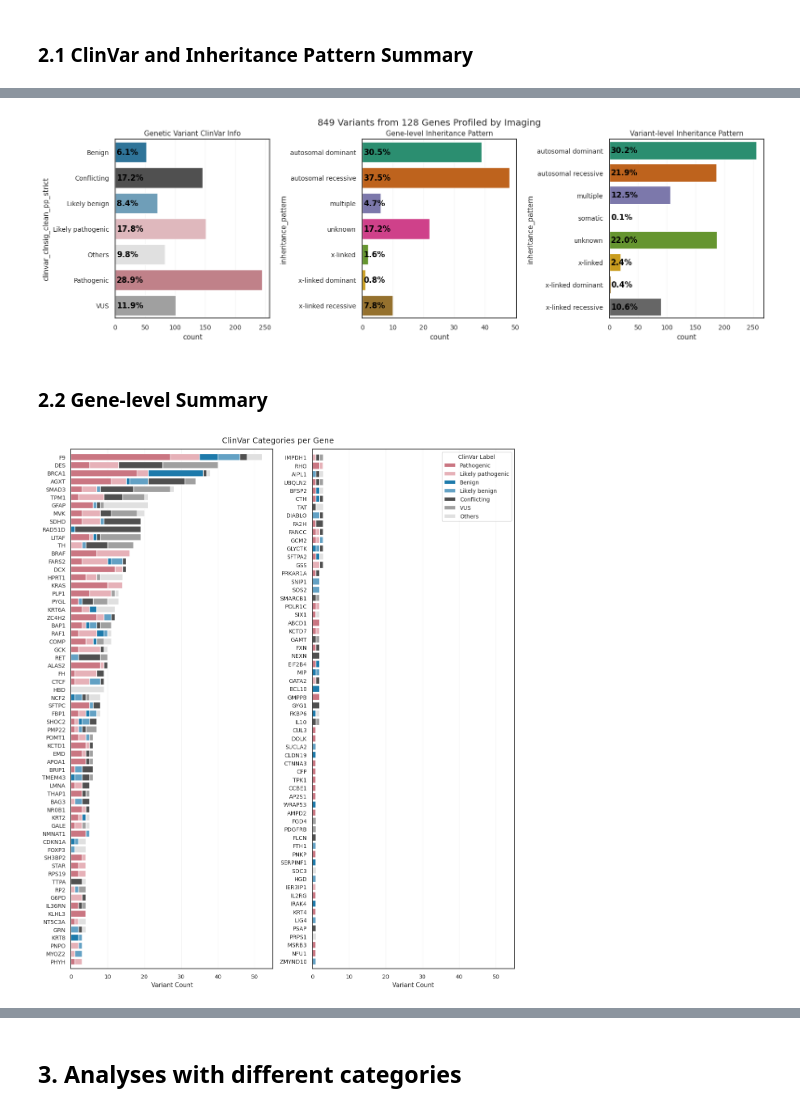
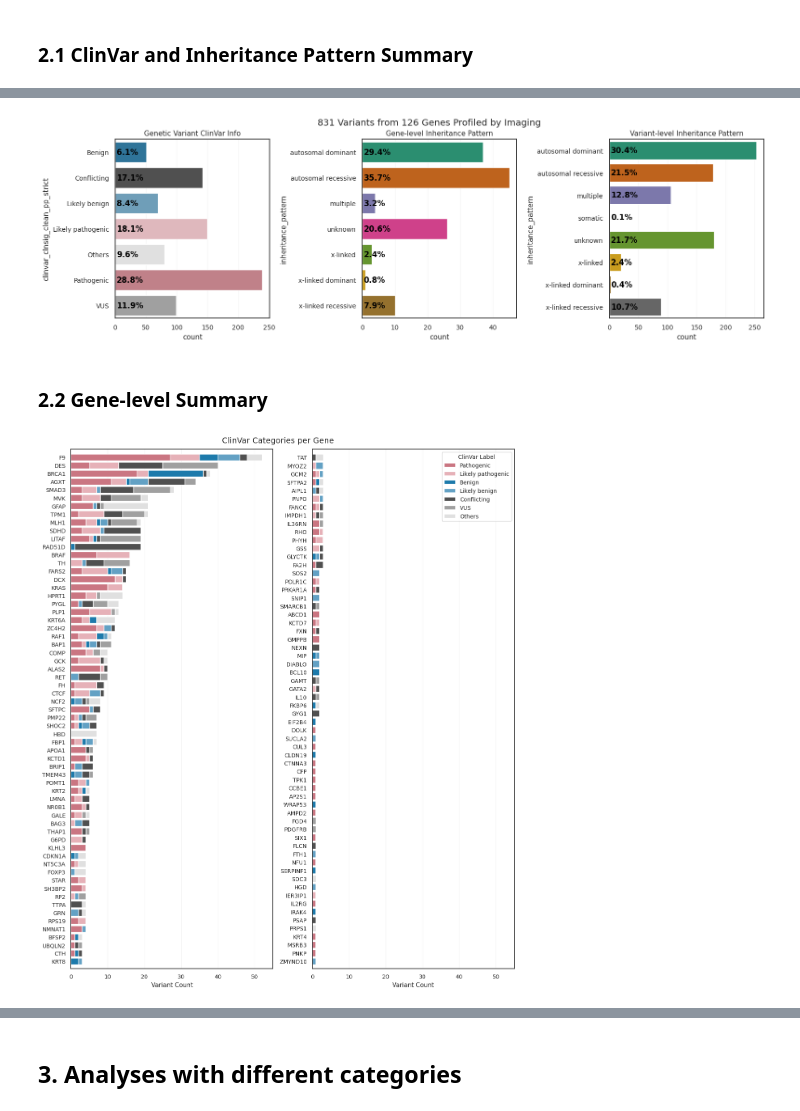
Before and after one commit to broadinstitute/2025_laval_submitted, a Jupyter notebook: 2_individual_assay_results/imaging/2_analysis/2_analyze_cp_results/0_results_summary.ipynb, the cells around one changed output, grey strips where cells are left out. Cells and saved outputs as stored; diff of their text form; code cells hidden in the pictures.

Commit message:
Updating imaging analyses results

```diff
--- a/2_individual_assay_results/imaging/2_analysis/2_analyze_cp_results/0_results_summary.ipynb
+++ b/2_individual_assay_results/imaging/2_analysis/2_analyze_cp_results/0_results_summary.ipynb
@@ -385,10 +384,10 @@ plot_cat_count_perc(
 )
 axes[2].set_title("Variant-level Inheritance Pattern")
 
-plt.suptitle(f"{imaging_summary_clinvar.unique('gene_allele').shape[0]} Variants from {imaging_summary_clinvar.unique('symbol').shape[0]} Genes Profiled by Imaging", y=.97, fontsize=14)
+plt.suptitle(f"{imaging_summary_clinvar.unique('gene_variant').shape[0]} Variants from {imaging_summary_clinvar.unique('symbol').shape[0]} Genes Profiled by Imaging", y=.97, fontsize=14)
 plt.subplots_adjust(wspace=.6)
 plt.show()
 # %% [output]
-[figure, old version]
+[figure, new version]
 # %% [markdown]
 ### 2.2 Gene-level Summary
@@ -401,9 +394,4 @@ plt.show()
 # %%
-# 2. Count per (gene, category)
-df = imaging_summary_clinvar.filter(
-    pl.col("Metadata_Bio_Batch")!="2024_12_Batch_11-12"
-).to_pandas() ## drop_nulls("clinvar_clnsig_clean").
-
 top_num = int(np.ceil(imaging_summary_clinvar.unique("symbol").shape[0] / 2))
 counts = (
     df.groupby(["symbol", "clinvar_clnsig_clean_pp_strict"])
@@ -444,34 +432,34 @@ axes[0].grid(alpha=.2, axis="x")
 # ax.legend(title="ClinVar Label", fontsize=9, title_fontsize=10, loc="lower right")
 # plt.tight_layout()
 # plt.show()
 
 pivot_bot = pivot.sort_values("total_count", ascending=False).iloc[top_num:,].copy()
 pivot_bot = pivot_bot.drop(columns=["total_count"])
 
 # 4. Ensure category order
 for cat in clinvar_order_dict["original"]:
     if cat not in pivot_bot.columns:
         pivot_bot[cat] = 0
 pivot_bot = pivot_bot[clinvar_order_dict["original"]]
 
 bottom = None
 for cat, color in palette_dict["clinvar_clnsig_clean_pp_strict"].items():
     axes[1].barh(pivot_bot.index, pivot_bot[cat], left=bottom, label=cat, color=color)
     bottom = pivot_bot[cat] if bottom is None else bottom + pivot_bot[cat]
 
 # Axis formatting
 axes[1].set_xlabel("Variant Count")
 axes[1].set_xlim(None, 55)
 axes[1].set_ylim(-1, pivot_bot.shape[0] - .1)  # Tighten y-axis to remove top/bottom gaps
 # axes[1].set_title(f"ClinVar Categories per Gene ({top_num} After)", fontsize=14)
 axes[1].invert_yaxis()
 axes[1].legend(title="ClinVar Label", fontsize=10, title_fontsize=10, loc="upper right")
 axes[1].grid(alpha=.2, axis="x")
 plt.suptitle(f"ClinVar Categories per Gene", fontsize=14, y=.985)
 plt.tight_layout()
 plt.show()
 # %% [output]
-[figure, old version]
+[figure, new version]
 # %%
 fig, axes = plt.subplots(1, 2, figsize=(14, 4))
 # sns.boxenplot(
```
Also changed, not shown: parts of 22 cells of this notebook, 14 other files.
